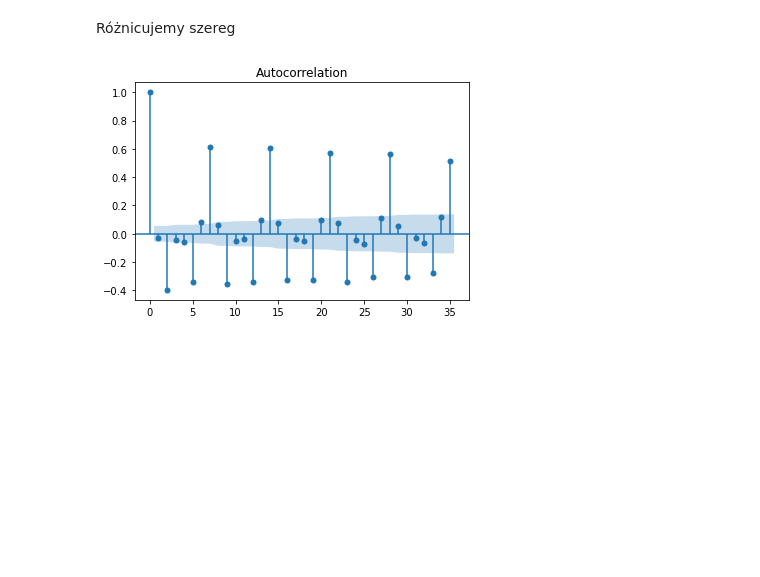
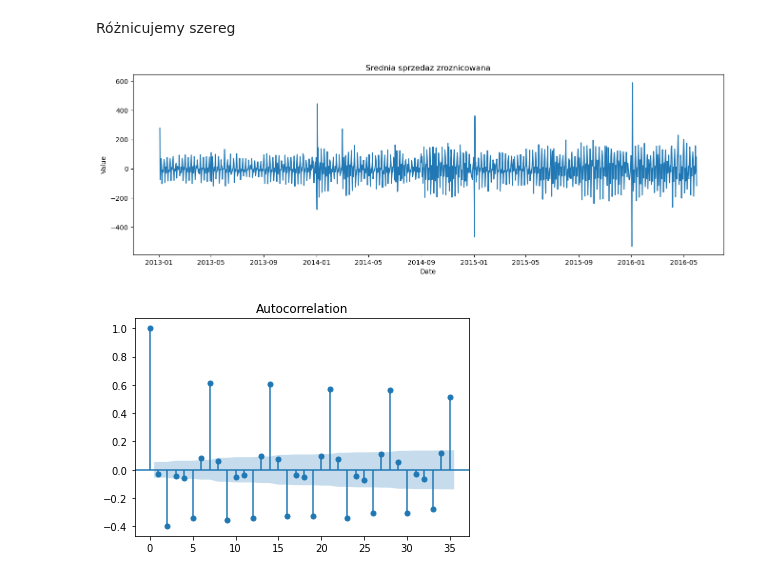
Before and after one commit to ndzadz/WTUM_12_2022, a Jupyter notebook: Modelling.ipynb, the cells around one changed output. Saved outputs shown, nothing was run; the diff lists cells and outputs as text; code cells hidden in the pictures; blank space fills up the shorter version.

```diff
--- a/Modelling.ipynb
+++ b/Modelling.ipynb
@@ -82,6 +84,10 @@ plt.show()
 Różnicujemy szereg
 # %%
 train2_avg_diff = train2_avg.shift().diff().dropna()
+# %%
+plot_df(train2_avg_diff,x=train2_avg_diff.index, y=train2_avg_diff.sales, title='Srednia sprzedaz zroznicowana', axiscolor='black')
+# %% [output]
+[figure, added]
 # %%
 sm.graphics.tsa.plot_acf(train2_avg_diff,lags=np.round(np.sqrt(len(train2_avg_diff))))
 plt.show()
```
Also changed, not shown: parts of 9 cells of this notebook.
